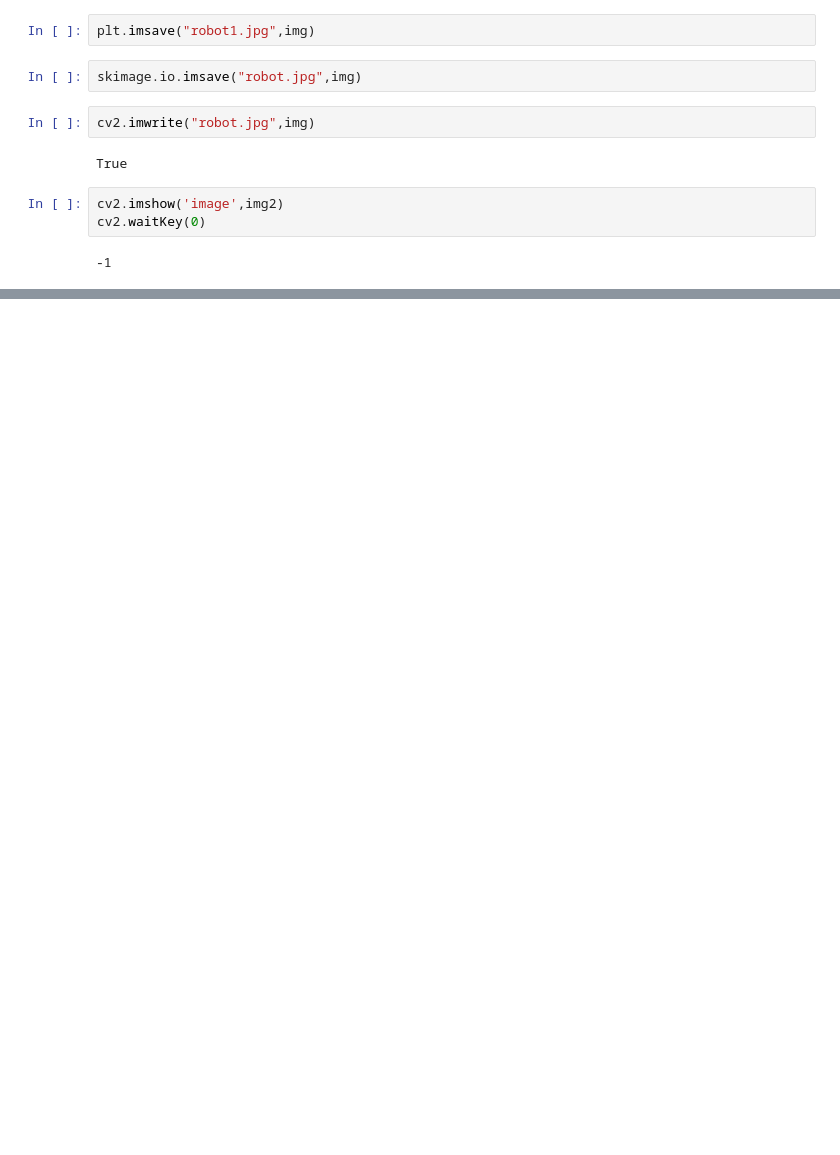
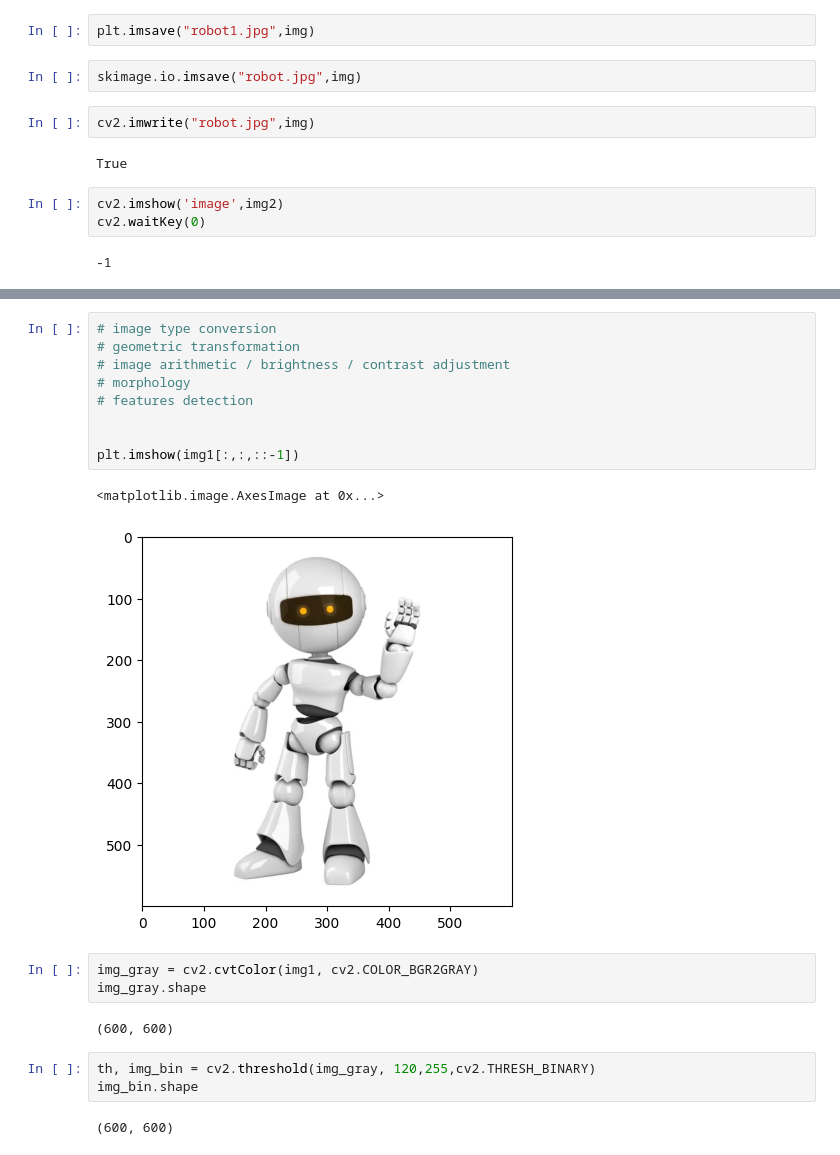
Before and after one commit to RITISAHU/ITS-2, a Jupyter notebook: day-11.ipynb, the cells around one changed output, grey strips where cells are left out. Saved outputs shown, nothing was run; the diff lists cells and outputs as text; blank space fills up the shorter version.

```diff
--- a/day-11.ipynb
+++ b/day-11.ipynb
@@ -130,0 +131,22 @@ plt.imshow(img2[:,:,::-1])
+# %%
+# image type conversion
+# geometric transformation
+# image arithmetic / brightness / contrast adjustment
+# morphology
+# features detection
+
+
+plt.imshow(img1[:,:,::-1])
+# %% [output]
+<matplotlib.image.AxesImage at 0x...>
+[figure, added]
+# %%
+img_gray = cv2.cvtColor(img1, cv2.COLOR_BGR2GRAY)
+img_gray.shape
+# %% [output]
+(600, 600)
+# %%
+th, img_bin = cv2.threshold(img_gray, 120,255,cv2.THRESH_BINARY)
+img_bin.shape
+# %% [output]
+(600, 600)
```
Also changed, not shown: parts of 14 cells of this notebook, 5 other files.
